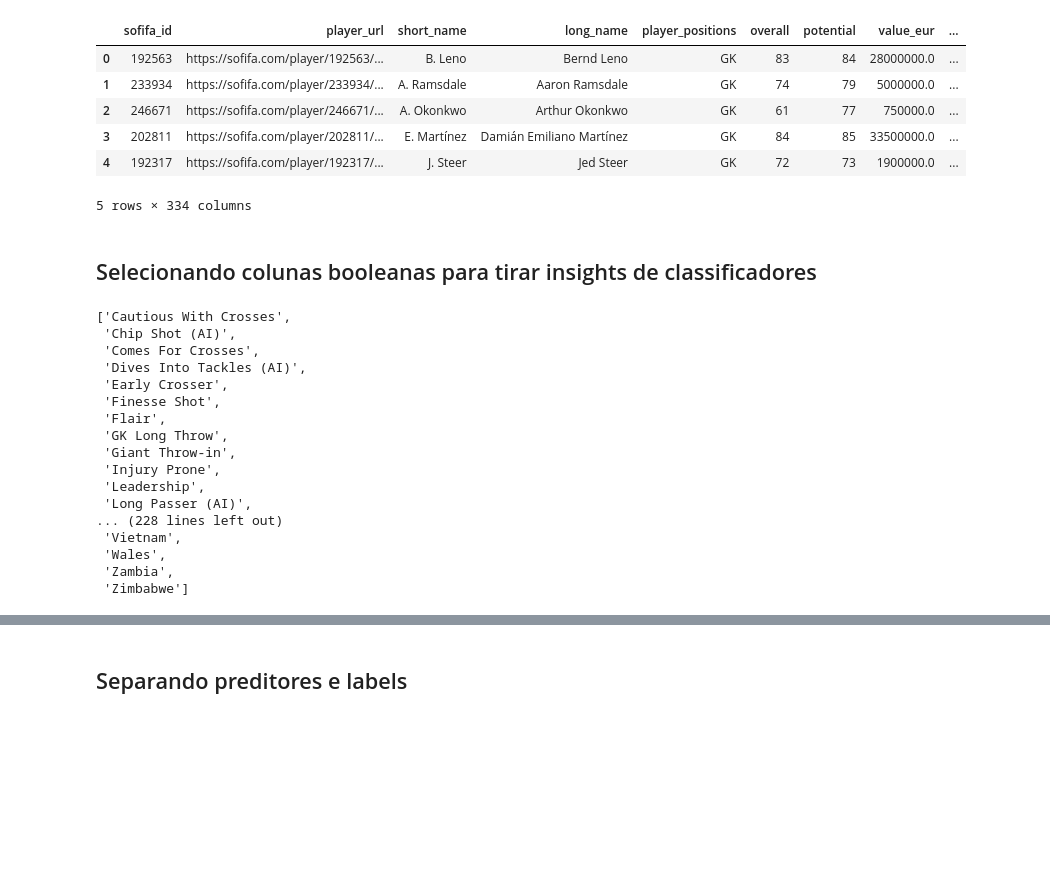
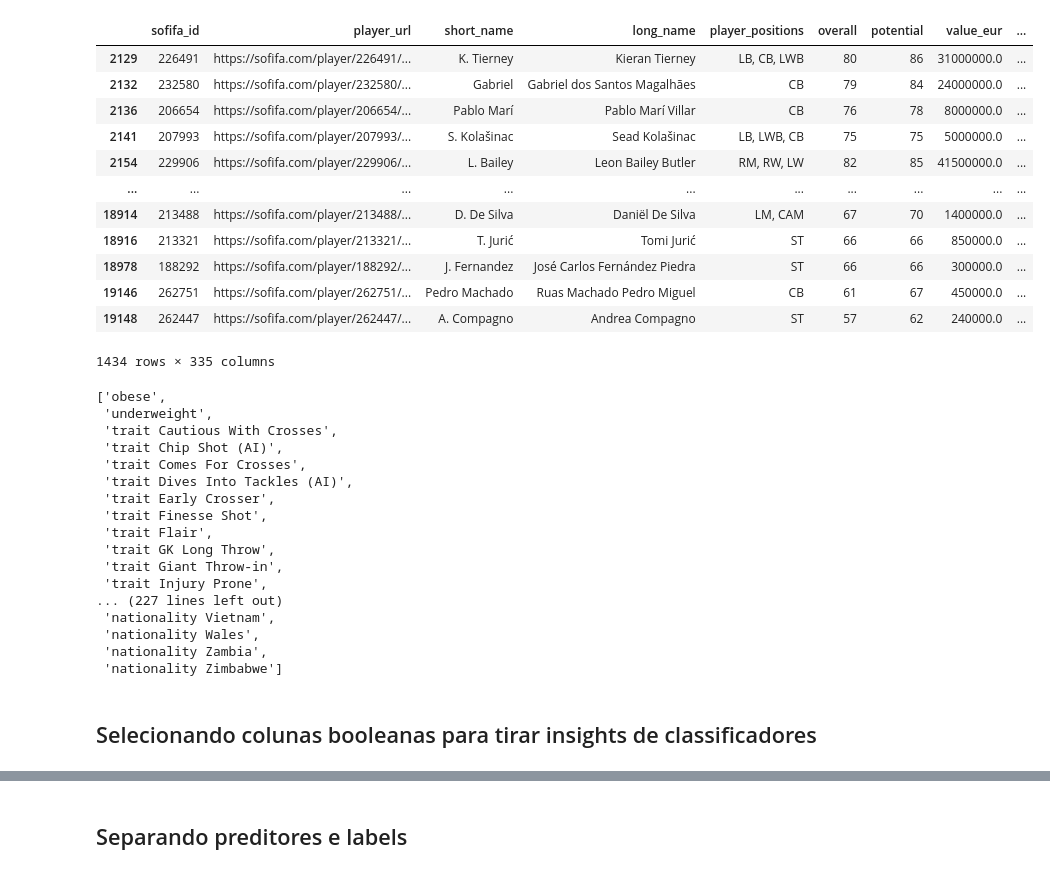
Before and after one commit to olucaslopes/fifa22-players-analysis, a Jupyter notebook: Classification Models.ipynb, the cells around one changed output, grey strips where cells are left out. Cells and saved outputs as stored; diff of their text form; code cells hidden in the pictures; blank space fills up the shorter version.

```diff
--- a/Classification Models.ipynb
+++ b/Classification Models.ipynb
@@ -1,40 +1,45 @@
 # %%
 import pandas as pd
 import numpy as np
-# %%
-df = pd.read_csv('./preprocessing/data/filled_data_2022-06-14.csv')
-df.head()
-# %% [output]
-|  | sofifa_id | player_url | short_name | long_name | player_positions | overall | potential | value_eur | ... |
-| 0 | 192563 | https://sofifa.com/player/192563/... | B. Leno | Bernd Leno | GK | 83 | 84 | 28000000.0 | ... |
-| 1 | 233934 | https://sofifa.com/player/233934/... | A. Ramsdale | Aaron Ramsdale | GK | 74 | 79 | 5000000.0 | ... |
-| 2 | 246671 | https://sofifa.com/player/246671/... | A. Okonkwo | Arthur Okonkwo | GK | 61 | 77 | 750000.0 | ... |
-| 3 | 202811 | https://sofifa.com/player/202811/... | E. Martínez | Damián Emiliano Martínez | GK | 84 | 85 | 33500000.0 | ... |
-| 4 | 192317 | https://sofifa.com/player/192317/... | J. Steer | Jed Steer | GK | 72 | 73 | 1900000.0 | ... |
-5 rows × 334 columns
+# %%
+complete_df = pd.read_csv('./preprocessing/data/filled_data_2022-06-21.tsv', low_memory=False, sep="\t")
+filtered_df = complete_df.query("not player_tags.isna()")
+display(filtered_df)
+
+bool_cols = [col for col in filtered_df if filtered_df[col].dropna().value_counts().index.isin([0, 1]).all()]
+bool_cols
+# %% [output]
+|  | sofifa_id | player_url | short_name | long_name | player_positions | overall | potential | value_eur | ... |
+| 2129 | 226491 | https://sofifa.com/player/226491/... | K. Tierney | Kieran Tierney | LB, CB, LWB | 80 | 86 | 31000000.0 | ... |
+| 2132 | 232580 | https://sofifa.com/player/232580/... | Gabriel | Gabriel dos Santos Magalhães | CB | 79 | 84 | 24000000.0 | ... |
+| 2136 | 206654 | https://sofifa.com/player/206654/... | Pablo Marí | Pablo Marí Villar | CB | 76 | 78 | 8000000.0 | ... |
+| 2141 | 207993 | https://sofifa.com/player/207993/... | S. Kolašinac | Sead Kolašinac | LB, LWB, CB | 75 | 75 | 5000000.0 | ... |
+| 2154 | 229906 | https://sofifa.com/player/229906/... | L. Bailey | Leon Bailey Butler | RM, RW, LW | 82 | 85 | 41500000.0 | ... |
+| ... | ... | ... | ... | ... | ... | ... | ... | ... | ... |
+| 18914 | 213488 | https://sofifa.com/player/213488/... | D. De Silva | Daniël De Silva | LM, CAM | 67 | 70 | 1400000.0 | ... |
+| 18916 | 213321 | https://sofifa.com/player/213321/... | T. Jurić | Tomi Jurić | ST | 66 | 66 | 850000.0 | ... |
+| 18978 | 188292 | https://sofifa.com/player/188292/... | J. Fernandez | José Carlos Fernández Piedra | ST | 66 | 66 | 300000.0 | ... |
+| 19146 | 262751 | https://sofifa.com/player/262751/... | Pedro Machado | Ruas Machado Pedro Miguel | CB | 61 | 67 | 450000.0 | ... |
+| 19148 | 262447 | https://sofifa.com/player/262447/... | A. Compagno | Andrea Compagno | ST | 57 | 62 | 240000.0 | ... |
+1434 rows × 335 columns
+['obese',
+ 'underweight',
+ 'trait Cautious With Crosses',
+ 'trait Chip Shot (AI)',
+ 'trait Comes For Crosses',
+ 'trait Dives Into Tackles (AI)',
+ 'trait Early Crosser',
+ 'trait Finesse Shot',
+ 'trait Flair',
+ 'trait GK Long Throw',
+ 'trait Giant Throw-in',
+ 'trait Injury Prone',
+... (227 lines left out)
+ 'nationality Vietnam',
+ 'nationality Wales',
+ 'nationality Zambia',
+ 'nationality Zimbabwe']
 # %% [markdown]
 ## Selecionando colunas booleanas para tirar insights de classificadores
-# %%
-bool_cols = [col for col in df if
-               df[col].dropna().value_counts().index.isin([0,1]).all()]
-bool_cols
-# %% [output]
-['Cautious With Crosses',
- 'Chip Shot (AI)',
- 'Comes For Crosses',
- 'Dives Into Tackles (AI)',
- 'Early Crosser',
- 'Finesse Shot',
- 'Flair',
- 'GK Long Throw',
- 'Giant Throw-in',
- 'Injury Prone',
- 'Leadership',
- 'Long Passer (AI)',
-... (228 lines left out)
- 'Vietnam',
- 'Wales',
- 'Zambia',
- 'Zimbabwe']
 # %%
 # Removendo colunas de nacionalidade, ids, urls e colunas não numéricas
```
Also changed, not shown: parts of 9 cells of this notebook.
